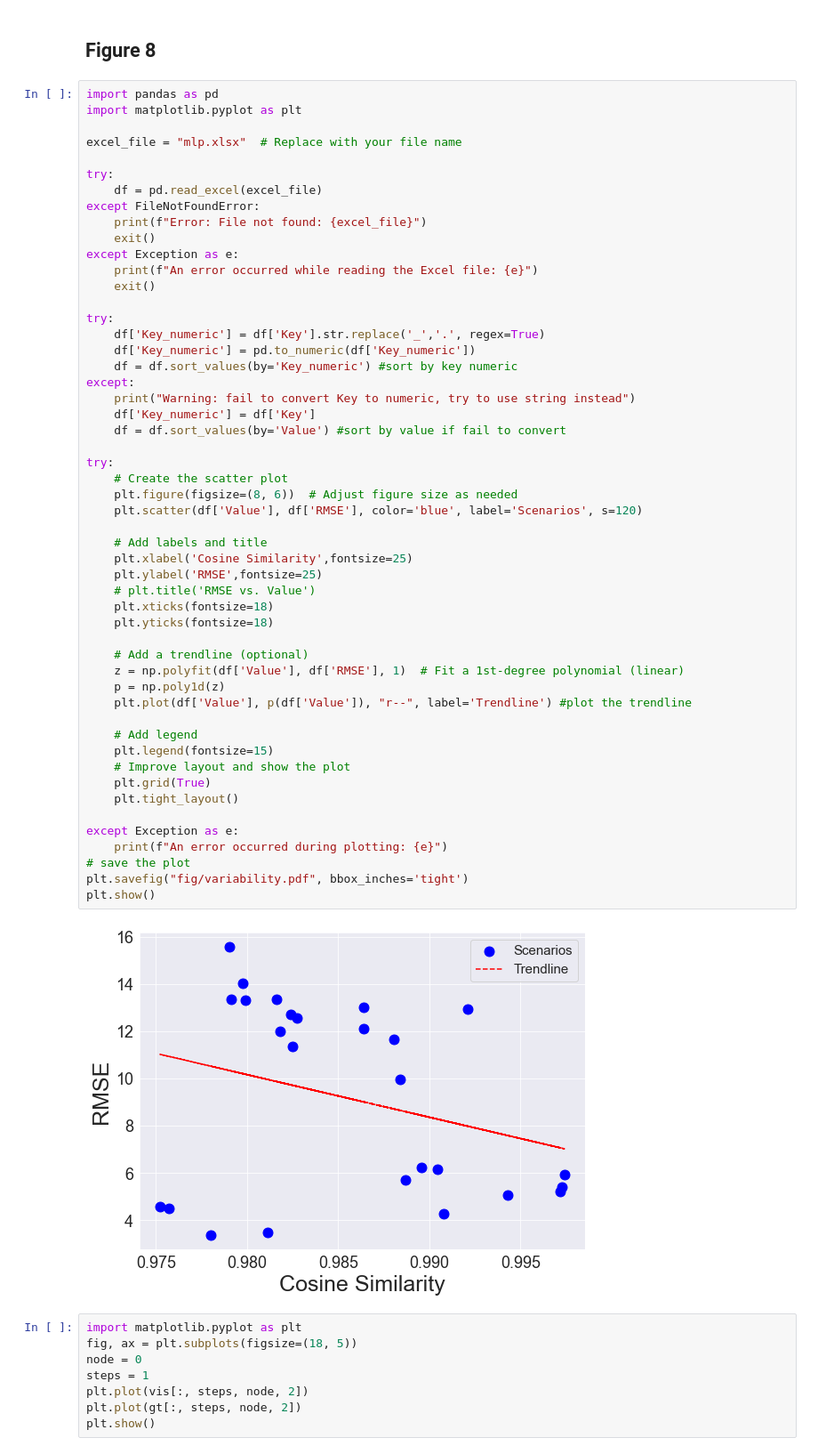
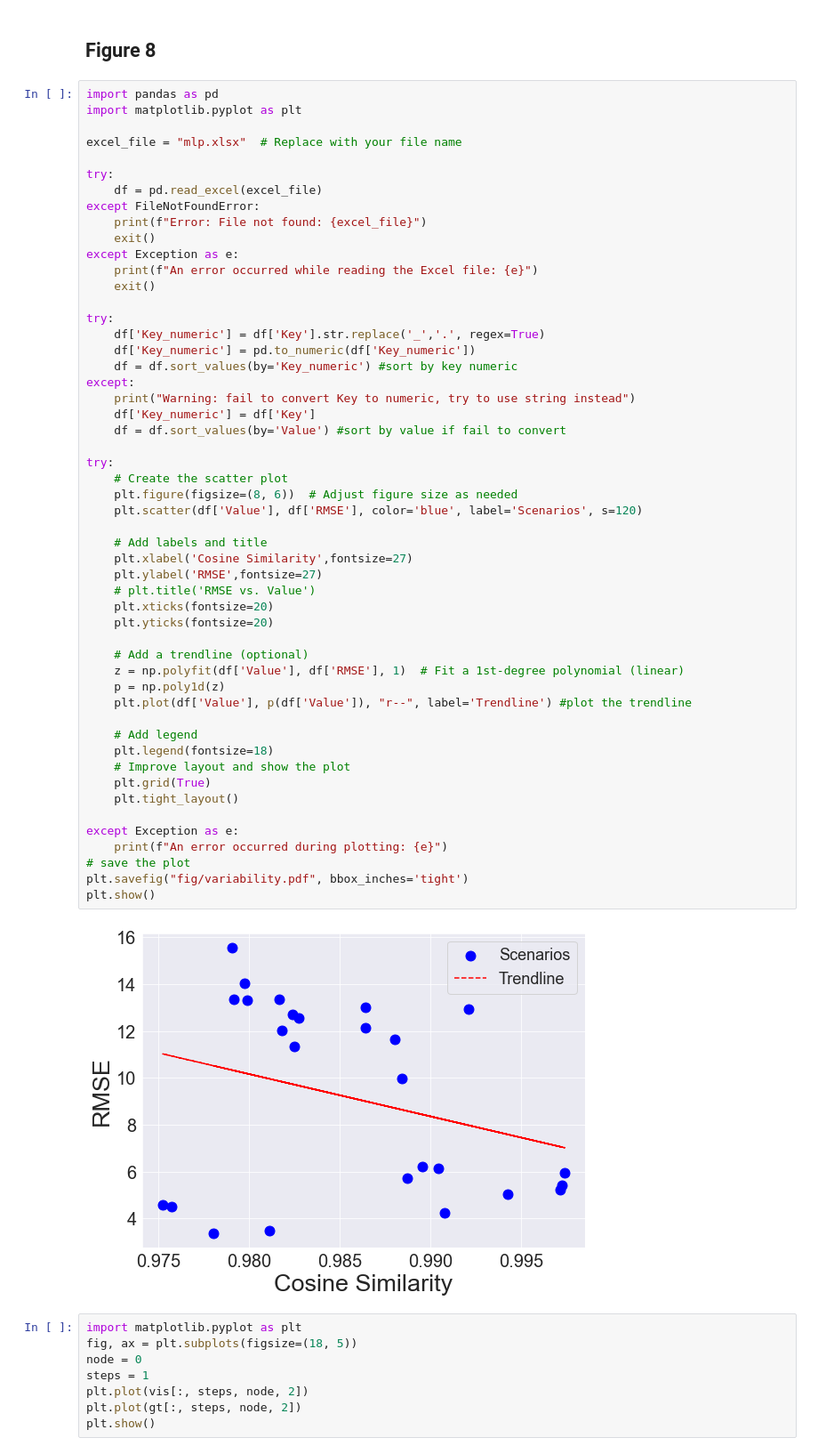
Before and after one commit to WaimenMak/Benchmarking-Crowd-Flow-Prediction, a Jupyter notebook: Generate Scenario Data.ipynb, the cells around one changed output. Shown at 89% size. Saved outputs shown, nothing was run; the diff lists cells and outputs as text.

```diff
--- a/Generate Scenario Data.ipynb
+++ b/Generate Scenario Data.ipynb
@@ -229,39 +229,39 @@ try:
     df = df.sort_values(by='Key_numeric') #sort by key numeric
 except:
     print("Warning: fail to convert Key to numeric, try to use string instead")
     df['Key_numeric'] = df['Key']
     df = df.sort_values(by='Value') #sort by value if fail to convert
 
 try:
     # Create the scatter plot
     plt.figure(figsize=(8, 6))  # Adjust figure size as needed
     plt.scatter(df['Value'], df['RMSE'], color='blue', label='Scenarios', s=120)
 
     # Add labels and title
-    plt.xlabel('Cosine Similarity',fontsize=25)
-    plt.ylabel('RMSE',fontsize=25)
+    plt.xlabel('Cosine Similarity',fontsize=27)
+    plt.ylabel('RMSE',fontsize=27)
     # plt.title('RMSE vs. Value')
-    plt.xticks(fontsize=18)
-    plt.yticks(fontsize=18)
+    plt.xticks(fontsize=20)
+    plt.yticks(fontsize=20)
 
     # Add a trendline (optional)
     z = np.polyfit(df['Value'], df['RMSE'], 1)  # Fit a 1st-degree polynomial (linear)
     p = np.poly1d(z)
     plt.plot(df['Value'], p(df['Value']), "r--", label='Trendline') #plot the trendline
 
     # Add legend
-    plt.legend(fontsize=15)
+    plt.legend(fontsize=18)
     # Improve layout and show the plot
     plt.grid(True)
     plt.tight_layout()
 
 except Exception as e:
     print(f"An error occurred during plotting: {e}")
 # save the plot
 plt.savefig("fig/variability.pdf", bbox_inches='tight')
 plt.show()
 # %% [output]
-[figure, old version]
+[figure, new version]
 # %%
 import matplotlib.pyplot as plt
 fig, ax = plt.subplots(figsize=(18, 5))
```
Also changed, not shown: 4 other files.
